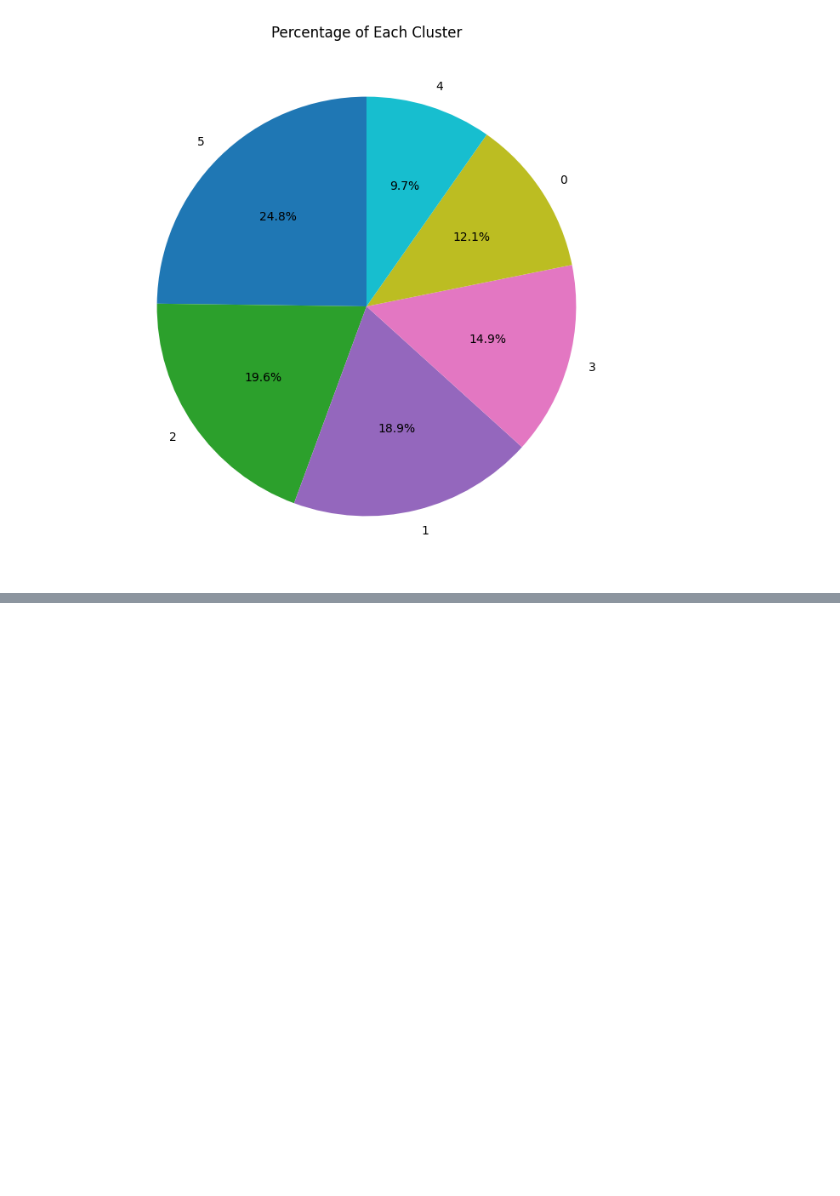
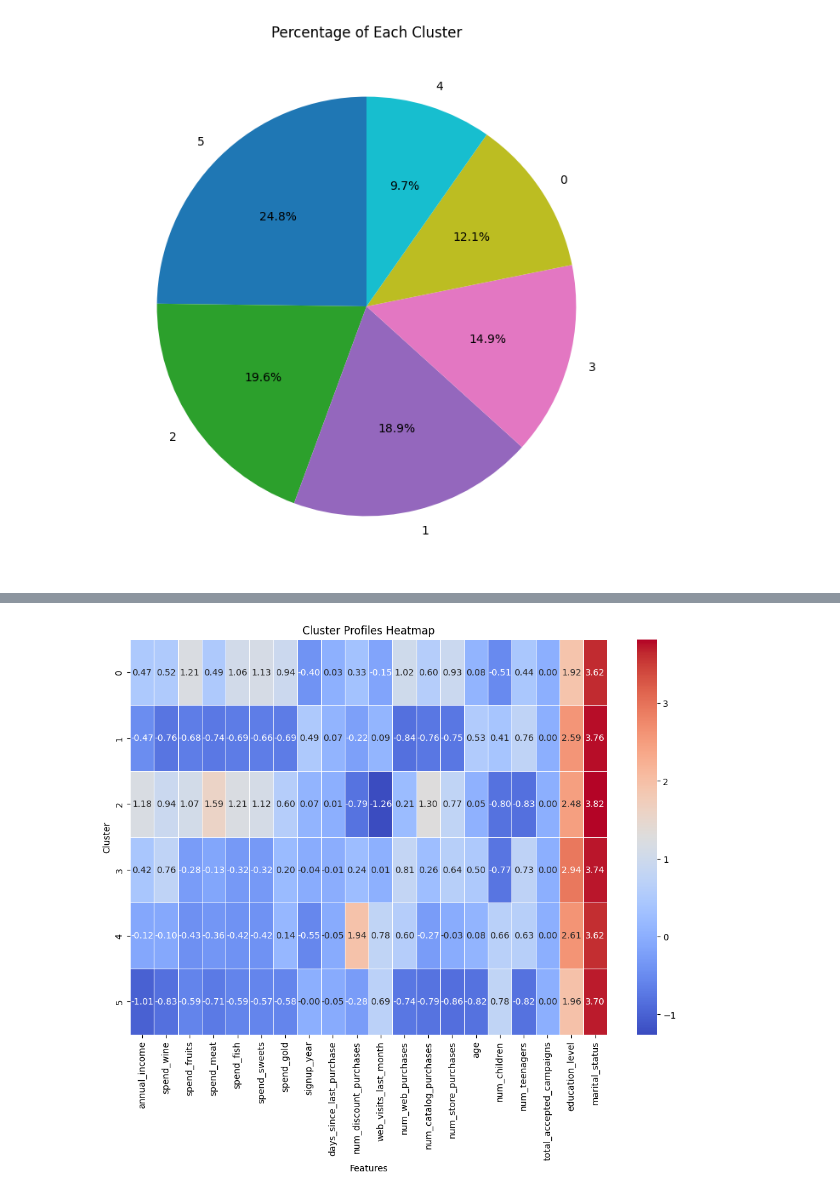
Before and after one commit to abdo-ghg/Retail-Buyer-Segmentation, a Jupyter notebook: project.ipynb, the cells around one changed output, grey strips where cells are left out. Cells and saved outputs as stored; diff of their text form; code cells hidden in the pictures; blank space fills up the shorter version.

```diff
--- a/project.ipynb
+++ b/project.ipynb
@@ -458,0 +463,4 @@ plt.show()
+# %%
+cluster_profiles = df_scaled.groupby('clusters')[clustering_features].mean()
+print("Cluster profiles:")
+print(cluster_profiles)
@@ -458,0 +485,9 @@ plt.show()
+# %%
+plt.figure(figsize=(12, 8))
+sns.heatmap(cluster_profiles, annot=True, cmap='coolwarm', fmt=".2f", linewidths=.5)
+plt.title('Cluster Profiles Heatmap')
+plt.xlabel('Features')
+plt.ylabel('Cluster')
+plt.show()
+# %% [output]
+[figure, added]
```
Also changed, not shown: parts of 3 cells of this notebook.
